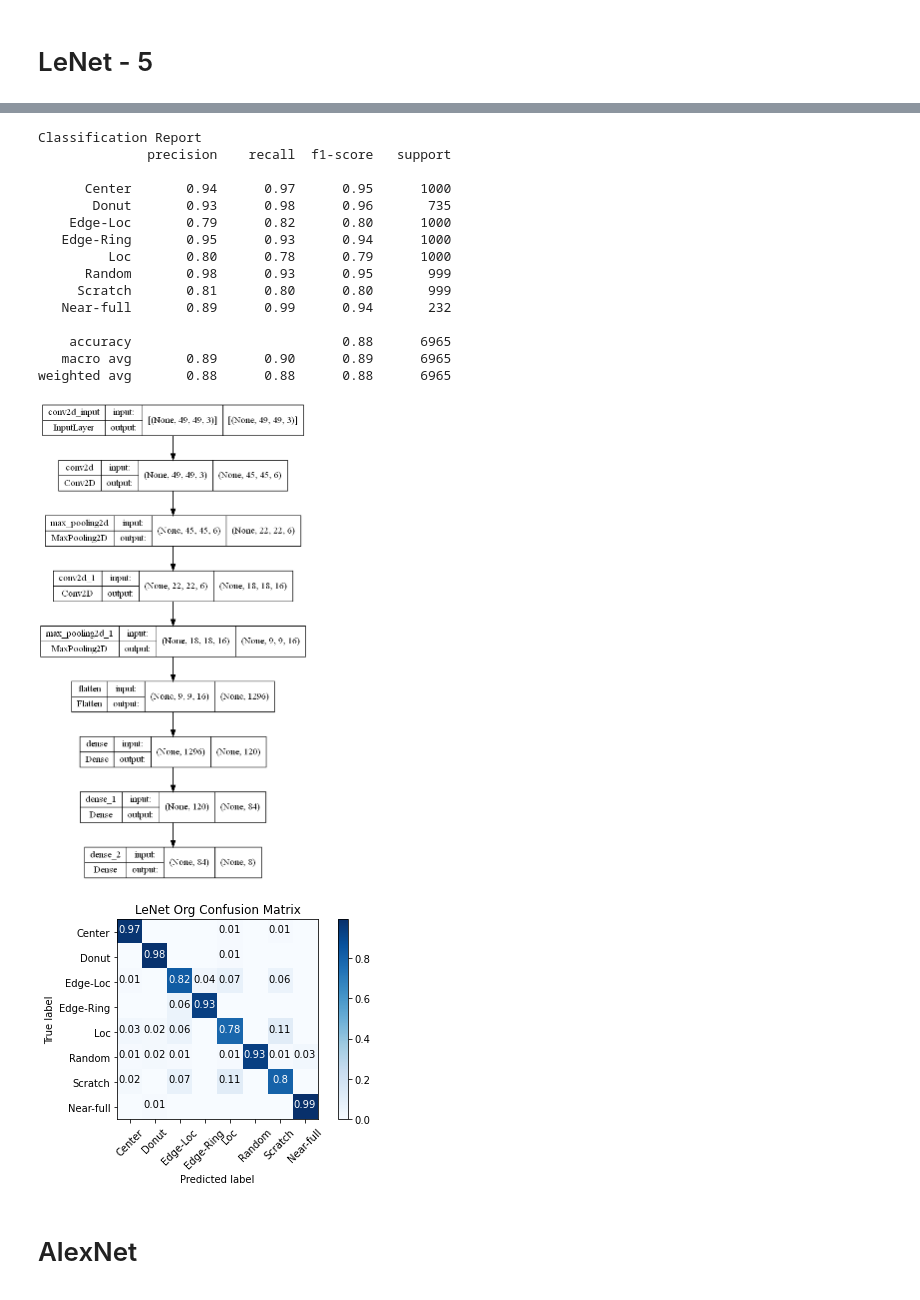
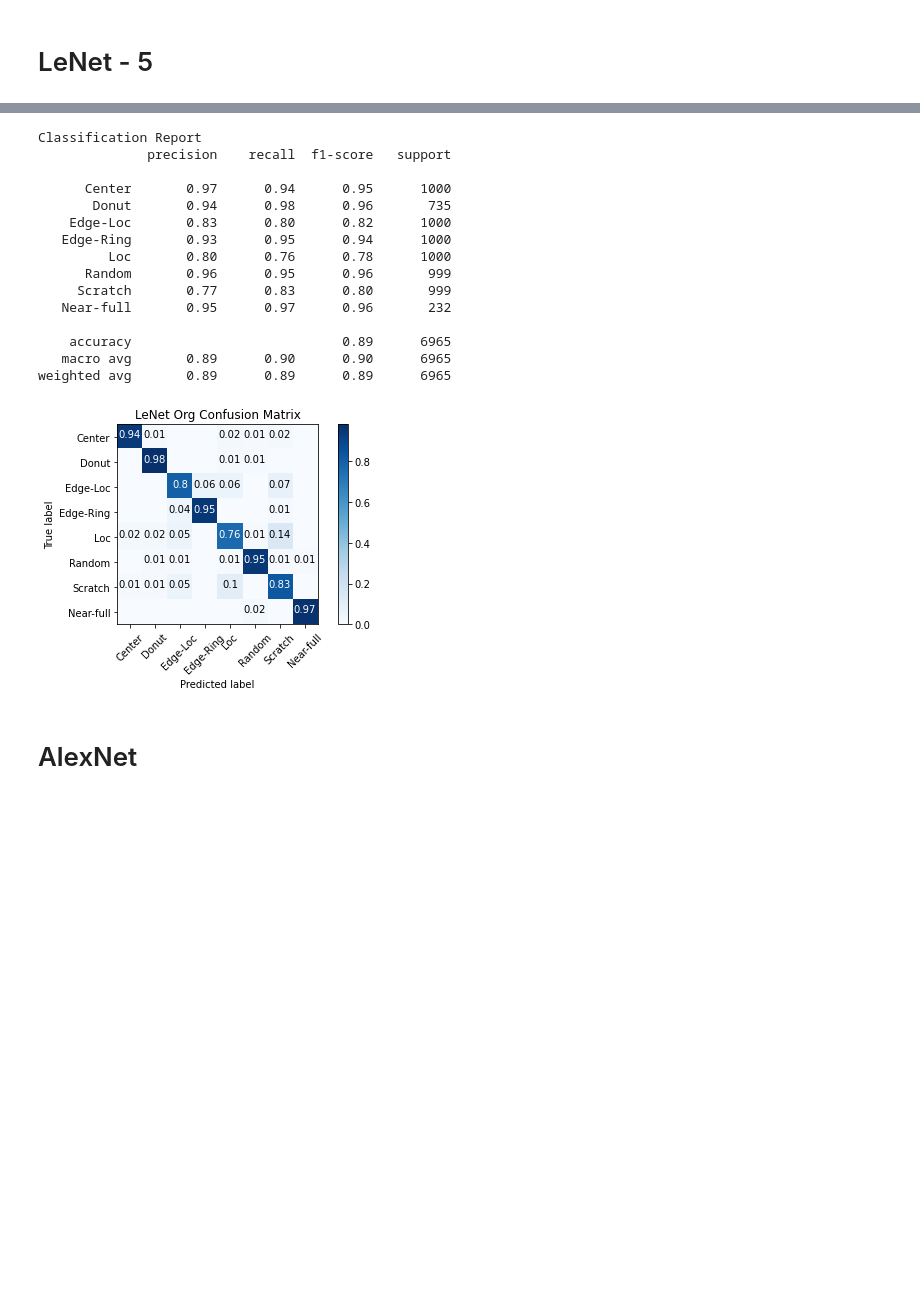
Before and after one commit to LiosonLiu/NCHU, a Jupyter notebook: wm-training.ipynb, the cells around one changed output, grey strips where cells are left out. Saved outputs shown, nothing was run; the diff lists cells and outputs as text; code cells hidden in the pictures; blank space fills up the shorter version.

```diff
--- a/wm-training.ipynb
+++ b/wm-training.ipynb
@@ -88,9 +88,12 @@ else:
     chartname='DBSCAN'
 orgx_train,orgy_train=loadfile('%s_train_onehot%s_%s'%(filename,waferSizeX,waferSizeY))
 orgx_test,orgy_test=loadfile('%s_test_onehot%s_%s'%(filename,waferSizeX,waferSizeY))
+orgx_verify,orgy_verify=loadfile('%s_verify_onehot%s_%s'%(filename,waferSizeX,waferSizeY))
 np.set_printoptions(threshold=80)
 print('train_x_shape:%s'%str(orgx_train.shape))
 print('train_y_shape:%s'%str(orgy_train.shape))
 print('test_x_shape:%s'%str(orgx_test.shape))
 print('test_y_shape:%s'%str(orgy_test.shape))
+print('verify_x_shape:%s'%str(orgx_verify.shape))
+print('verify_y_shape:%s'%str(orgy_verify.shape))
 # %% [output]
@@ -106,7 +111,7 @@ from models import cnn,LeNet,AlexNet,vgg16,Resnet18,Resnet50,googLeNet
 #================
 def loaddata():
 #================
-    return orgx_train,orgy_train,orgx_test,orgy_test
+    return orgx_train,orgy_train,orgx_test,orgy_test,orgx_verify,orgy_verify
 #================
 def image_resize(images, img_rows, img_cols, normalize=False):
 #================
@@ -149,21 +154,21 @@ def mini_batchX(X_train, batch_size, img_w=224, img_h=224):
             x = image_resize(X_train[i:i+batch_size], img_w, img_h)
             yield(x)
 #================
-def build_model(x_train,y_train,model,savename,batch_size=128,epochs=100,verbose=1,use_mini_batch=False,loss='categorical_crossentropy',optimizer=Adam(decay=default_decay_lr),plottitle=''):
+def build_model(x_train,y_train,x_verify,y_verify,model,savename,batch_size=128,epochs=100,verbose=1,use_mini_batch=False,loss='categorical_crossentropy',optimizer=Adam(decay=default_decay_lr),plottitle=''):
 #================
     clear_session()
     model.compile(loss=loss,optimizer=optimizer,metrics=['acc'])
     if use_mini_batch==True:
-        ax_train, x_valid, ay_train, y_valid = train_test_split(x_train,y_train, test_size=0.1)
+        #ax_train, x_valid, ay_train, y_valid = train_test_split(x_train,y_train, test_size=0.1)
         mhistory = model.fit_generator(
-            generator=mini_batch(ax_train,ay_train,batch_size),
+            generator=mini_batch(x_train,y_train,batch_size),
             steps_per_epoch=len(x_train)//batch_size,
             epochs=epochs,verbose=verbose,
-            validation_data=mini_batch(x_valid, y_valid,batch_size),
+            validation_data=mini_batch(x_verify, y_verify,batch_size),
             validation_steps=len(y_test)//batch_size
         )
     else:
-        mhistory = model.fit(x=x_train,y=y_train,batch_size=batch_size,epochs=epochs,validation_split=0.1,verbose=verbose,callbacks=[tensorboard , default_ES])
+        mhistory = model.fit(x=x_train,y=y_train,validation_data=(x_verify,y_verify),batch_size=batch_size,epochs=epochs,verbose=verbose,callbacks=[tensorboard , default_ES])
     acc_plot('%s Model Accuracy'%plottitle,'%s Model Loss'%plottitle,savename,mhistory)
 #    if os.path.exists('./trained_model/%s_Model.h5'%title):
 #        os.remove('./trained_model/%s_Model.h5'%title)
@@ -283,9 +288,9 @@ Reference:https://medium.com/ching-i/%E5%8D%B7%E7%A9%8D%E7%A5%9E%E7%B6%93%E7%B6%
 官網: http://yann.lecun.com/exdb/lenet/
 官網: https://www.jianshu.com/p/6beedc7f83da
 # %%
-x_train,y_train,x_test,y_test=loaddata()
-build_model(x_train,y_train,LeNet(waferSizeX,waferSizeY),savename='LeNet_%s'%filename,plottitle='LeNet-5 %s'%chartname)
+x_train,y_train,x_test,y_test,x_verify,y_verify=loaddata()
+build_model(x_train,y_train,x_verify,y_verify,LeNet(waferSizeX,waferSizeY),savename='LeNet_%s'%filename,plottitle='LeNet-5 %s'%chartname)
 report_confustion_matrix(x_test,y_test,'LeNet_%s'%filename,plottitle='LeNet %s'%chartname)
-Image(retina=True, filename='./trained_model/LeNet_%s_Model.png'%filename)
+#Image(retina=True, filename='./trained_model/LeNet_%s_Model.png'%filename)
 # %% [output]
 Epoch 1/100
@@ -309,20 +314,19 @@ Epoch 14: early stopping
 Classification Report
               precision    recall  f1-score   support
 
-      Center       0.94      0.97      0.95      1000
-       Donut       0.93      0.98      0.96       735
-    Edge-Loc       0.79      0.82      0.80      1000
-   Edge-Ring       0.95      0.93      0.94      1000
-         Loc       0.80      0.78      0.79      1000
-      Random       0.98      0.93      0.95       999
-     Scratch       0.81      0.80      0.80       999
-   Near-full       0.89      0.99      0.94       232
+      Center       0.97      0.94      0.95      1000
+       Donut       0.94      0.98      0.96       735
+    Edge-Loc       0.83      0.80      0.82      1000
+   Edge-Ring       0.93      0.95      0.94      1000
+         Loc       0.80      0.76      0.78      1000
+      Random       0.96      0.95      0.96       999
+     Scratch       0.77      0.83      0.80       999
+   Near-full       0.95      0.97      0.96       232
 
-    accuracy                           0.88      6965
-   macro avg       0.89      0.90      0.89      6965
-weighted avg       0.88      0.88      0.88      6965
+    accuracy                           0.89      6965
+   macro avg       0.89      0.90      0.90      6965
+weighted avg       0.89      0.89      0.89      6965
-[figure, old version]
+[figure, new version]
-[figure, removed]
 # %% [markdown]
 # AlexNet
 ![image.png](attachment:424ded5d-7c08-4440-a0e6-f6968dc548c9.png)
```
Also changed, not shown: parts of 5 cells of this notebook, 3 other files.
